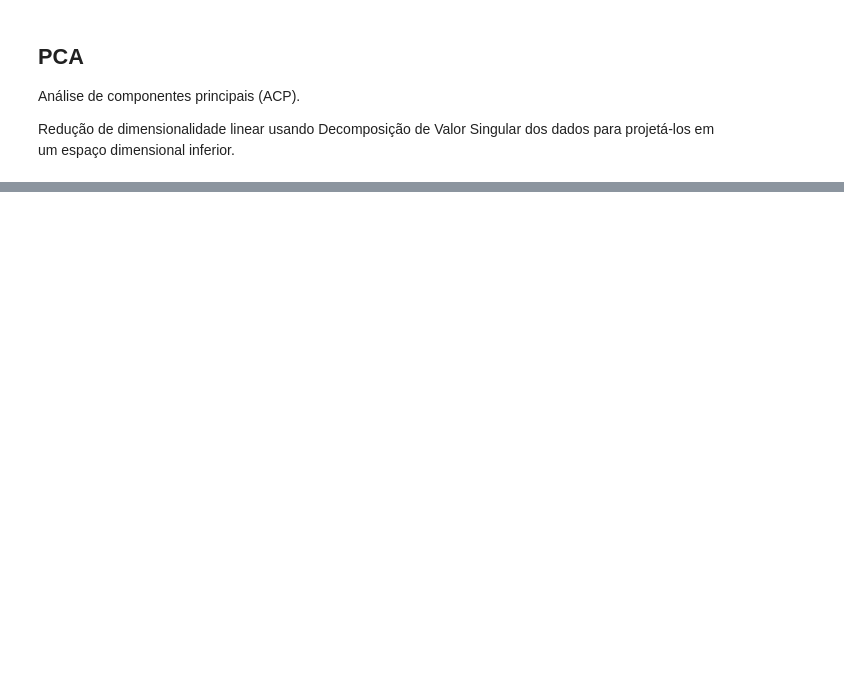
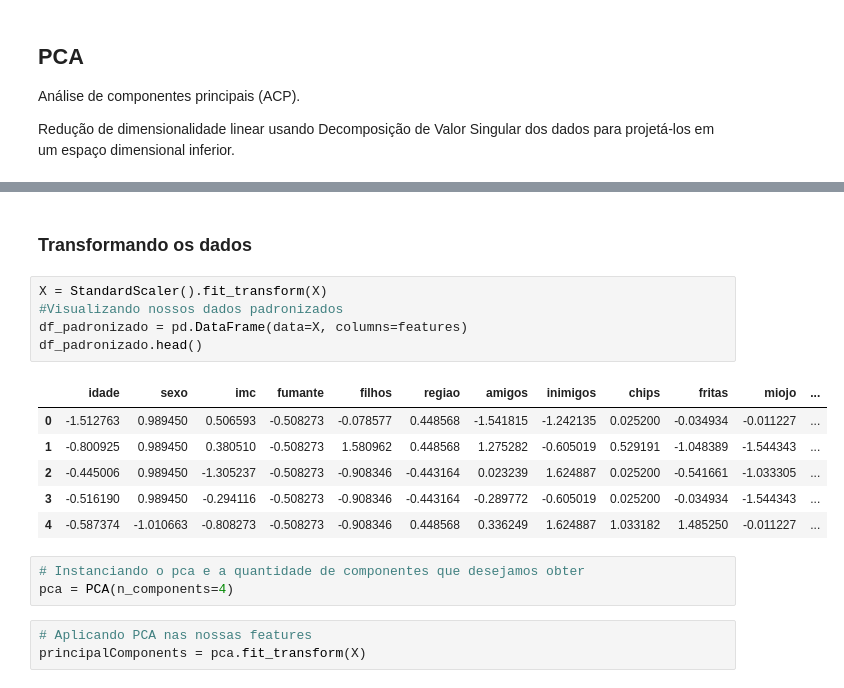
Before and after one commit to WilliamYizima/POS-4IADT, a Jupyter notebook: V1-Project-001.ipynb, the cells around one changed output, grey strips where cells are left out. Drawn from its saved outputs; the diff is of its cells as text; blank space fills up the shorter version.

```diff
--- a/V1-Project-001.ipynb
+++ b/V1-Project-001.ipynb
@@ -768,0 +781,20 @@ NameError: name 'insurance_fase1' is not defined
+# %% [markdown]
+### Transformando os dados
+# %%
+X = StandardScaler().fit_transform(X)
+#Visualizando nossos dados padronizados
+df_padronizado = pd.DataFrame(data=X, columns=features)
+df_padronizado.head()
+# %% [output]
+|  | idade | sexo | imc | fumante | filhos | regiao | amigos | inimigos | chips | fritas | miojo | ... |
+| 0 | -1.512763 | 0.989450 | 0.506593 | -0.508273 | -0.078577 | 0.448568 | -1.541815 | -1.242135 | 0.025200 | -0.034934 | -0.011227 | ... |
+| 1 | -0.800925 | 0.989450 | 0.380510 | -0.508273 | 1.580962 | 0.448568 | 1.275282 | -0.605019 | 0.529191 | -1.048389 | -1.544343 | ... |
+| 2 | -0.445006 | 0.989450 | -1.305237 | -0.508273 | -0.908346 | -0.443164 | 0.023239 | 1.624887 | 0.025200 | -0.541661 | -1.033305 | ... |
+| 3 | -0.516190 | 0.989450 | -0.294116 | -0.508273 | -0.908346 | -0.443164 | -0.289772 | -0.605019 | 0.025200 | -0.034934 | -1.544343 | ... |
+| 4 | -0.587374 | -1.010663 | -0.808273 | -0.508273 | -0.908346 | 0.448568 | 0.336249 | 1.624887 | 1.033182 | 1.485250 | -0.011227 | ... |
+# %%
+# Instanciando o pca e a quantidade de componentes que desejamos obter
+pca = PCA(n_components=4)
+# %%
+# Aplicando PCA nas nossas features
+principalComponents = pca.fit_transform(X)
```
Also changed, not shown: parts of 44 cells of this notebook, 3 other files.
